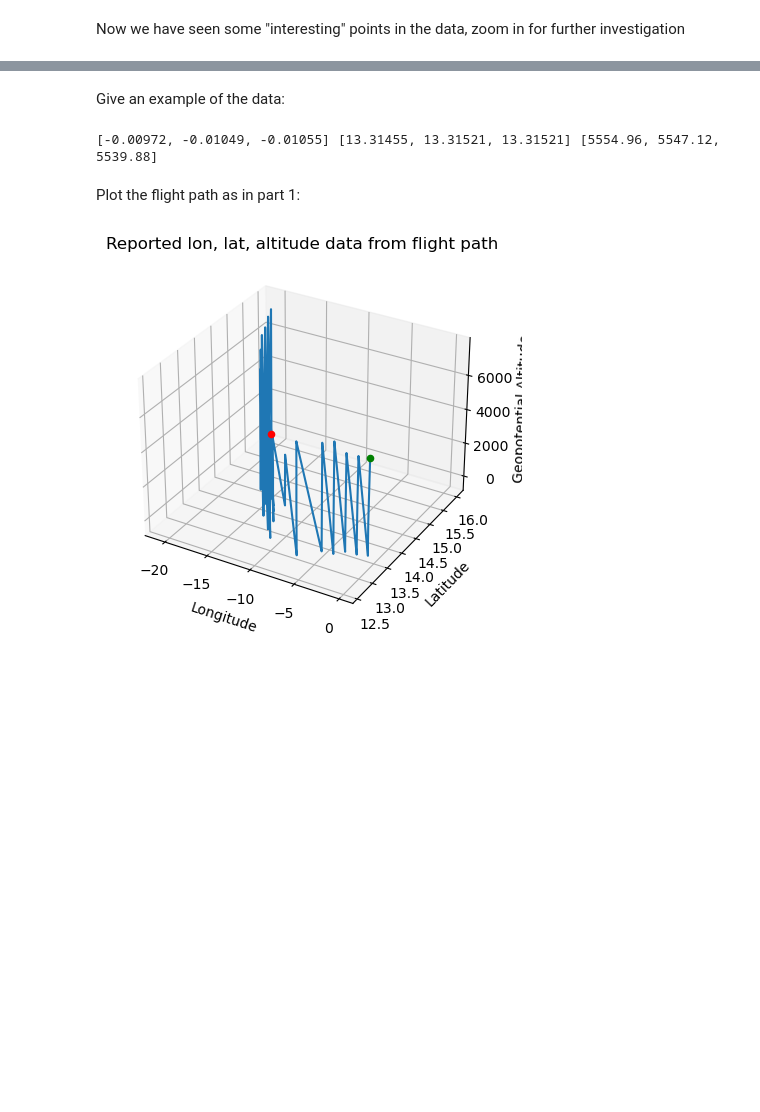
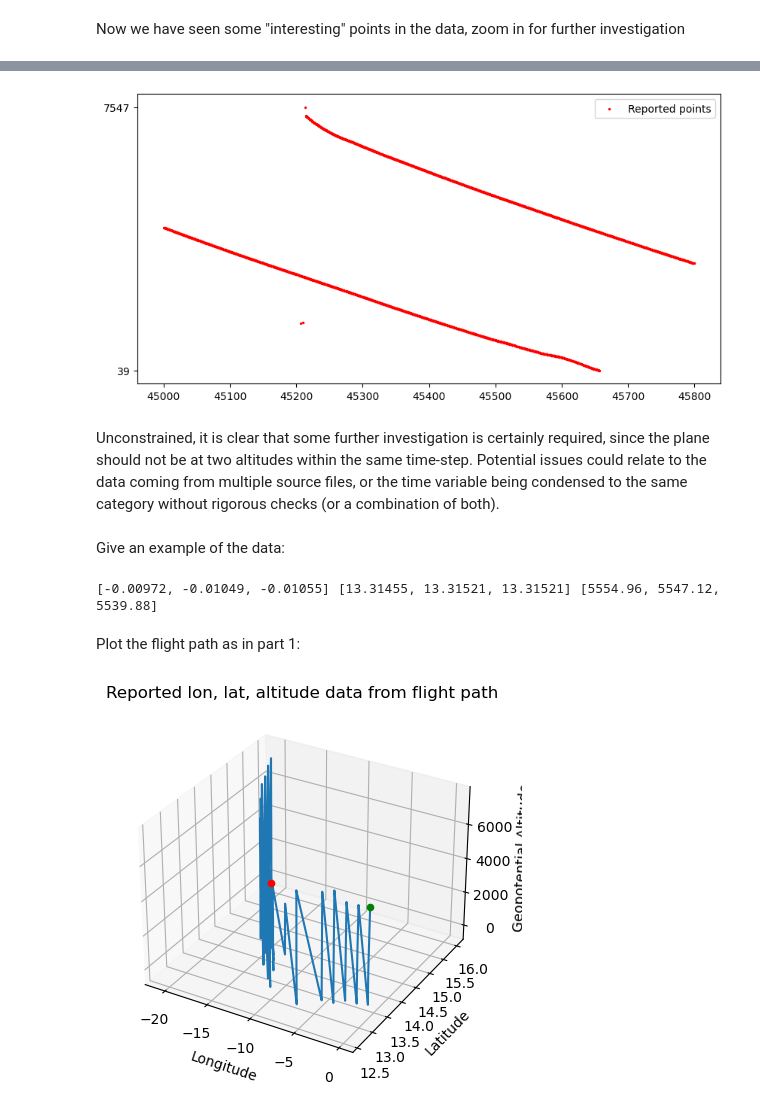
Before and after one commit to informatics-lab/spaceapps-2022-mo-bootcamp, a Jupyter notebook: 03_aircraft_data.ipynb, the cells around one changed output, grey strips where cells are left out. Saved outputs shown, nothing was run; the diff lists cells and outputs as text; code cells hidden in the pictures; blank space fills up the shorter version.

```diff
--- a/03_aircraft_data.ipynb
+++ b/03_aircraft_data.ipynb
@@ -650,3 +664,32 @@ So, integration of the data would require removal of this point, since the singl
+# %%
+large_numeric_df = plane_pos.loc[:, plane_pos.columns != 'File_Name'].astype(float)
+zoom_df = large_numeric_df.where(
+    (45000 < large_numeric_df['ElapsedUTsfrom0hrson20000830'])
+    &
+    (large_numeric_df['ElapsedUTsfrom0hrson20000830'] < 45800))
+
+zoom_df = zoom_df[['ElapsedUTsfrom0hrson20000830', 'Geopotential altitude(m)']].dropna()
+
+fig, ax = plt.subplots(figsize=(10, 5))
+# ax.plot(zoom_df['ElapsedUTsfrom0hrson20000830'],
+#            zoom_df['Geopotential altitude(m)'],
+#         label="Altitude")
+
+ax.scatter(zoom_df['ElapsedUTsfrom0hrson20000830'],
+           zoom_df['Geopotential altitude(m)'],
+           s=2,
+           c='red',
+           label="Reported points")
+
+t = [float(zoom_df['Geopotential altitude(m)'].min()), float(zoom_df['Geopotential altitude(m)'].max())]
+ax.set_yticks(t) # add custom yticks
+
+plt.legend()
+plt.show()
+# %% [output]
+[figure, added]
+# %% [markdown]
+Unconstrained, it is clear that some further investigation is certainly required, since the plane should not be at two altitudes within the same time-step. Potential issues could relate to the data coming from multiple source files, or the time variable being condensed to the same category without rigorous checks (or a combination of both).
 # %% [markdown]
 Give an example of the data:
 # %%
```
Also changed, not shown: parts of 12 cells of this notebook, 3 other files.
